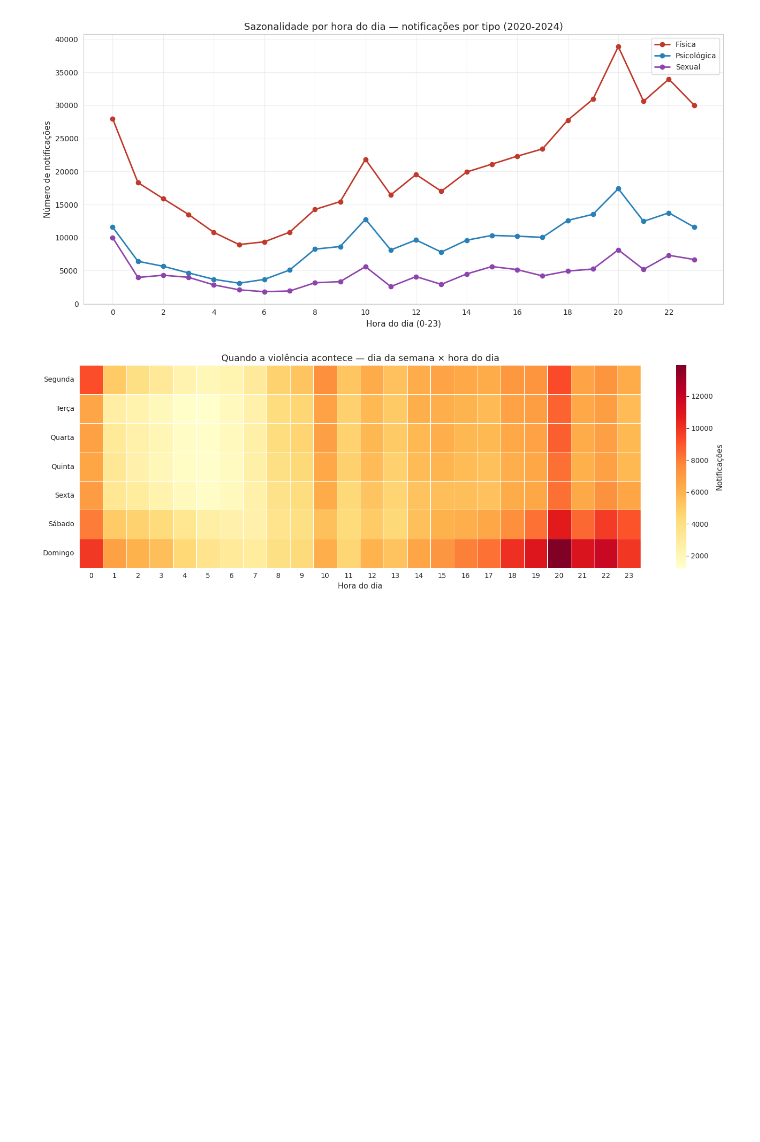
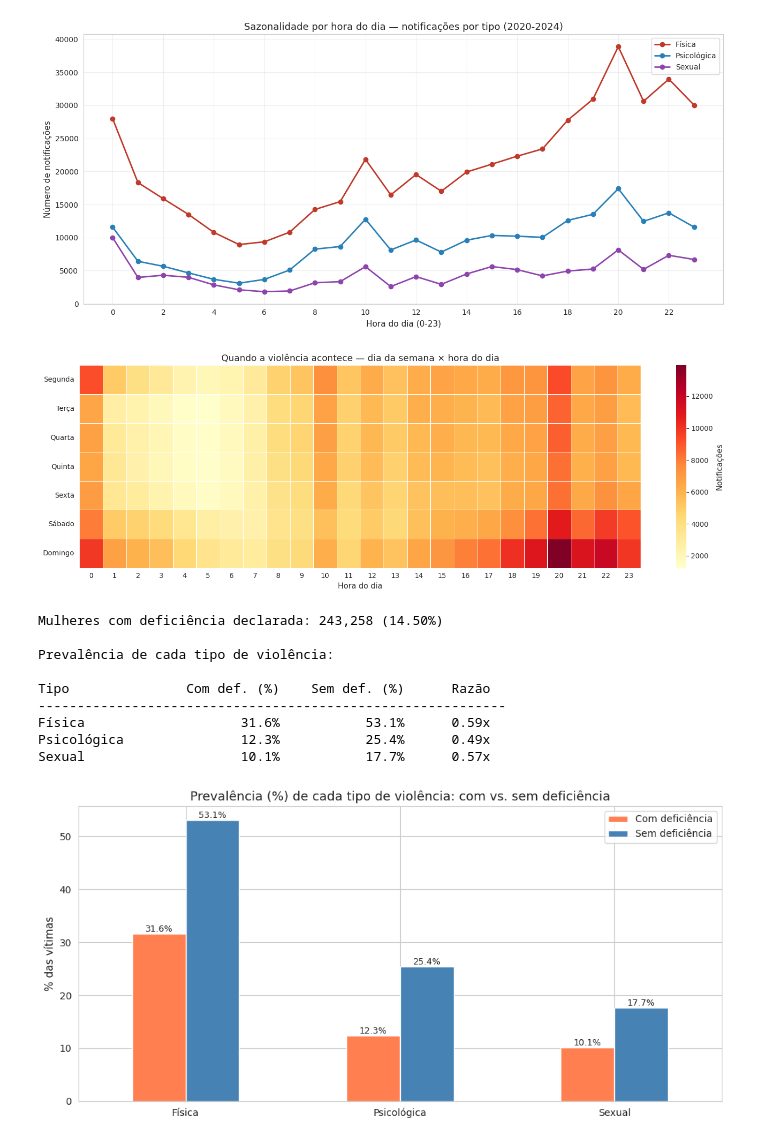
Before and after one commit to RafaelaMlucca/AnaliseViolMulher, a Jupyter notebook: 04_descritiva_v3.ipynb, the cells around one changed output. Saved outputs shown, nothing was run; the diff lists cells and outputs as text; code cells hidden in the pictures; blank space fills up the shorter version.

```diff
--- a/04_descritiva_v3.ipynb
+++ b/04_descritiva_v3.ipynb
@@ -1398,3 +1488,58 @@ plt.tight_layout()
 plt.show()
 # %% [output]
 [figure]
+# %%
+# ============================================================
+# 3.5 — Mulheres com deficiência: prevalência e perfil
+# ============================================================
+# Marca quem tem qualquer deficiência declarada
+df['TEM_DEFICIENCIA'] = (
+    (df['DEF_FISICA'] == '1') |
+    (df['DEF_MENTAL'] == '1') |
+    (df['DEF_TRANS']  == '1')
+).astype(int)
+
+n_def = df['TEM_DEFICIENCIA'].sum()
+print(f'Mulheres com deficiência declarada: {n_def:,} ({100*n_def/len(df):.2f}%)\n')
+
+# Tipos de violência: com vs. sem deficiência
+print('Prevalência de cada tipo de violência:\n')
+print(f'{"Tipo":<15} {"Com def. (%)":>15} {"Sem def. (%)":>15} {"Razão":>10}')
+print('-' * 60)
+for tipo, nome in [('y_fisic', 'Física'),
+                    ('y_psico', 'Psicológica'),
+                    ('y_sexu',  'Sexual')]:
+    com = df[df['TEM_DEFICIENCIA'] == 1][tipo].mean() * 100
+    sem = df[df['TEM_DEFICIENCIA'] == 0][tipo].mean() * 100
+    razao = com / sem if sem > 0 else float('inf')
+    print(f'{nome:<15} {com:>14.1f}% {sem:>14.1f}% {razao:>9.2f}x')
+
+# Visualização
+tab = pd.DataFrame({
+    'Com deficiência': [df[df['TEM_DEFICIENCIA']==1][t].mean()*100 for t in ['y_fisic','y_psico','y_sexu']],
+    'Sem deficiência': [df[df['TEM_DEFICIENCIA']==0][t].mean()*100 for t in ['y_fisic','y_psico','y_sexu']]
+}, index=['Física','Psicológica','Sexual'])
+
+fig, ax = plt.subplots(figsize=(10, 5))
+tab.plot(kind='bar', ax=ax, color=['coral', 'steelblue'])
+ax.set_title('Prevalência (%) de cada tipo de violência: com vs. sem deficiência')
+ax.set_ylabel('% das vítimas')
+ax.set_xlabel('')
+plt.xticks(rotation=0)
+
+for c in ax.containers:
+    ax.bar_label(c, fmt='%.1f%%', fontsize=9)
+
+plt.tight_layout()
+plt.show()
+# %% [output]
+Mulheres com deficiência declarada: 243,258 (14.50%)
+
+Prevalência de cada tipo de violência:
+
+Tipo               Com def. (%)    Sem def. (%)      Razão
+------------------------------------------------------------
+Física                    31.6%           53.1%      0.59x
+Psicológica               12.3%           25.4%      0.49x
+Sexual                    10.1%           17.7%      0.57x
+[figure, added]
```
Also changed, not shown: parts of 4 cells of this notebook.
